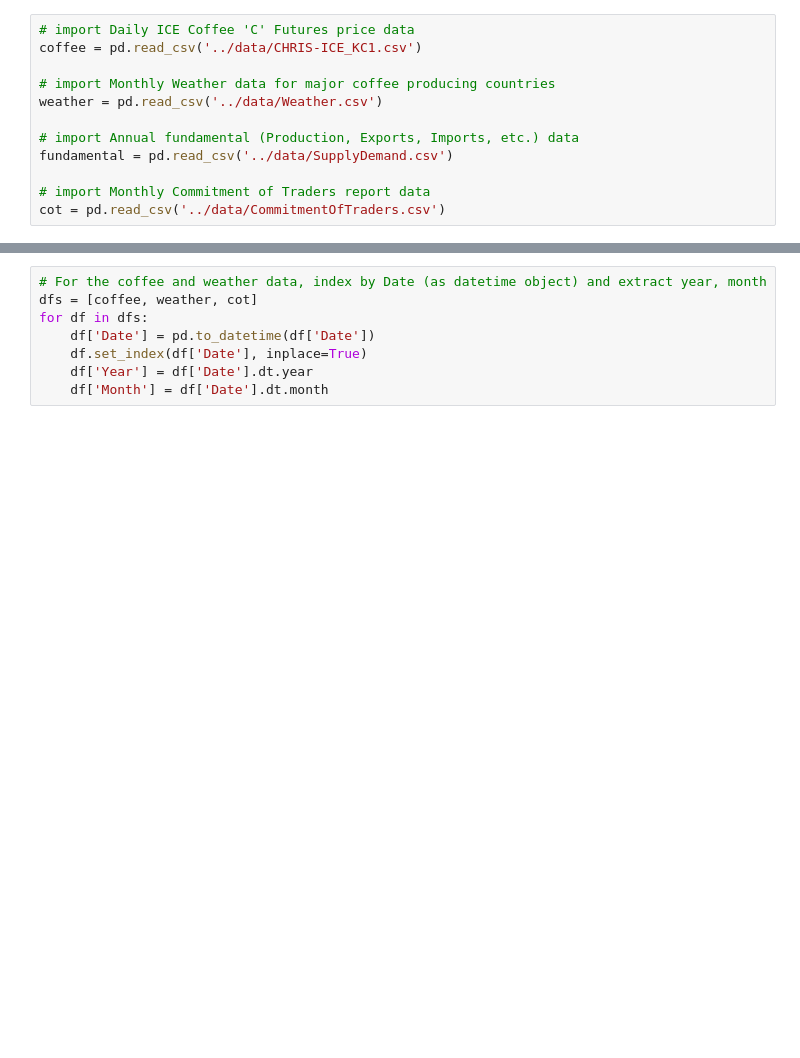
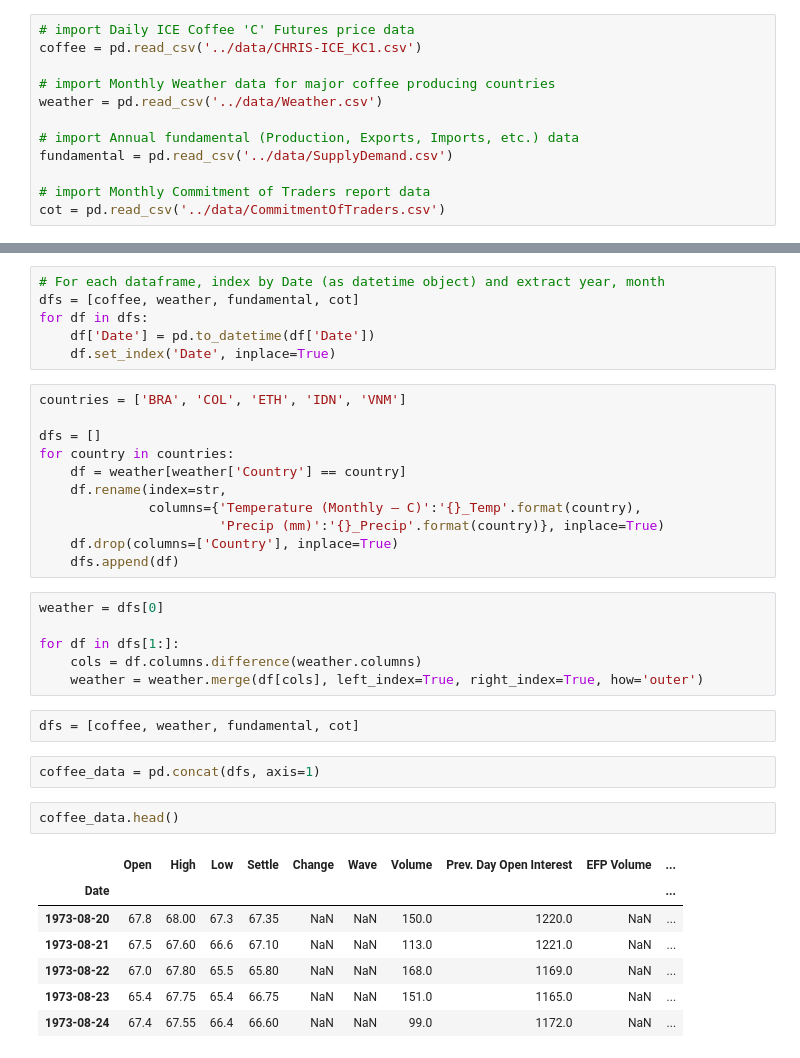
Before and after one commit to mattg12/Coffee-Futures-Market-Analysis, a Jupyter notebook: notebooks/Coffee Futures Market Analysis - Data Wrangling Notebook.ipynb, the cells around one changed output, grey strips where cells are left out. Saved outputs shown, nothing was run; the diff lists cells and outputs as text; blank space fills up the shorter version.

Commit message:
progress on data munging

```diff
--- a/notebooks/Coffee Futures Market Analysis - Data Wrangling Notebook.ipynb
+++ b/notebooks/Coffee Futures Market Analysis - Data Wrangling Notebook.ipynb
@@ -62,8 +71,37 @@ cot = pd.read_csv('../data/CommitmentOfTraders.csv')
 # %%
-# For the coffee and weather data, index by Date (as datetime object) and extract year, month
-dfs = [coffee, weather, cot]
+# For each dataframe, index by Date (as datetime object) and extract year, month
+dfs = [coffee, weather, fundamental, cot]
 for df in dfs:
     df['Date'] = pd.to_datetime(df['Date'])
-    df.set_index(df['Date'], inplace=True)
-    df['Year'] = df['Date'].dt.year
-    df['Month'] = df['Date'].dt.month
+    df.set_index('Date', inplace=True)
+# %%
+countries = ['BRA', 'COL', 'ETH', 'IDN', 'VNM']
+
+dfs = []
+for country in countries:
+    df = weather[weather['Country'] == country]
+    df.rename(index=str,
+              columns={'Temperature (Monthly – C)':'{}_Temp'.format(country),
+                       'Precip (mm)':'{}_Precip'.format(country)}, inplace=True)
+    df.drop(columns=['Country'], inplace=True)
+    dfs.append(df)
+# %%
+weather = dfs[0]
+
+for df in dfs[1:]:
+    cols = df.columns.difference(weather.columns)
+    weather = weather.merge(df[cols], left_index=True, right_index=True, how='outer')
+# %%
+dfs = [coffee, weather, fundamental, cot]
+# %%
+coffee_data = pd.concat(dfs, axis=1)
+# %%
+coffee_data.head()
+# %% [output]
+|  | Open | High | Low | Settle | Change | Wave | Volume | Prev. Day Open Interest | EFP Volume | ... |
+| Date |  |  |  |  |  |  |  |  |  | ... |
+| 1973-08-20 | 67.8 | 68.00 | 67.3 | 67.35 | NaN | NaN | 150.0 | 1220.0 | NaN | ... |
+| 1973-08-21 | 67.5 | 67.60 | 66.6 | 67.10 | NaN | NaN | 113.0 | 1221.0 | NaN | ... |
+| 1973-08-22 | 67.0 | 67.80 | 65.5 | 65.80 | NaN | NaN | 168.0 | 1169.0 | NaN | ... |
+| 1973-08-23 | 65.4 | 67.75 | 65.4 | 66.75 | NaN | NaN | 151.0 | 1165.0 | NaN | ... |
+| 1973-08-24 | 67.4 | 67.55 | 66.4 | 66.60 | NaN | NaN | 99.0 | 1172.0 | NaN | ... |
```
Also changed, not shown: parts of 3 cells of this notebook, 1 other file.
